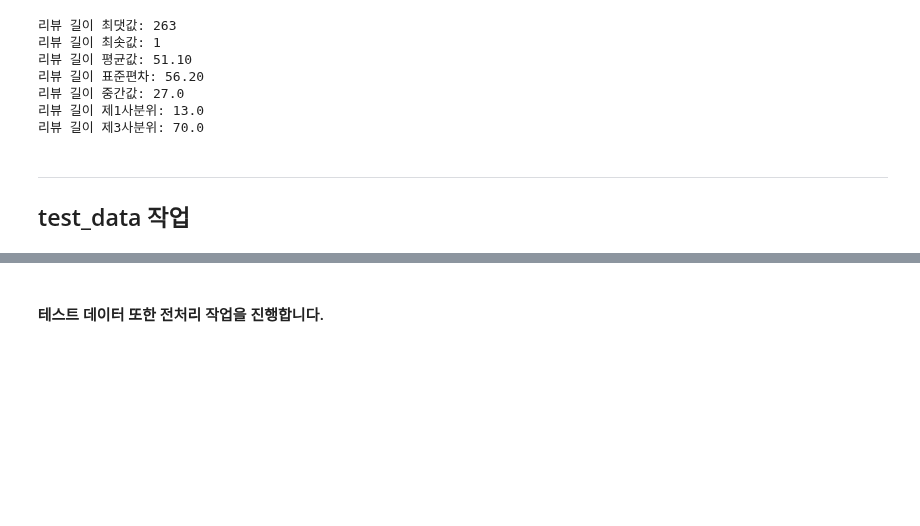
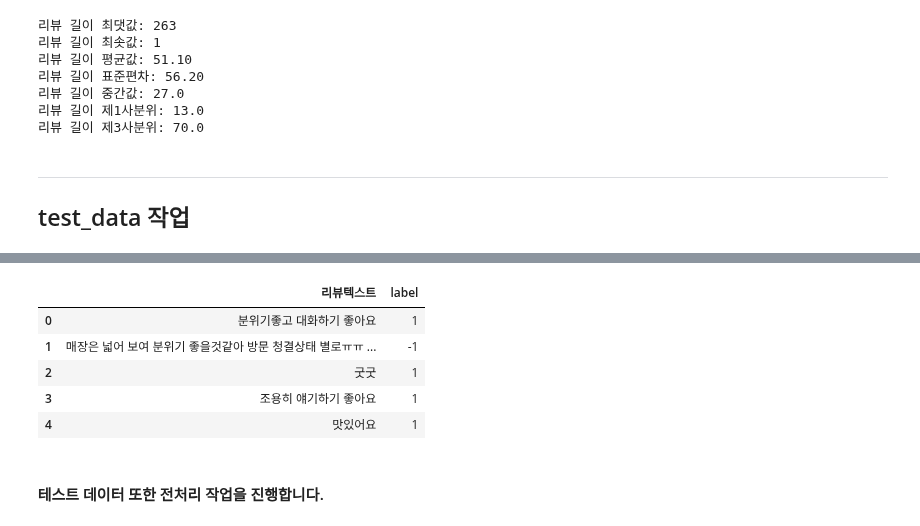
Before and after one commit to 00150/Practice-anything...., a Jupyter notebook: 긍정,_보통_,부정_분류_모델(리뷰).ipynb, the cells around one changed output, grey strips where cells are left out. Saved outputs shown, nothing was run; the diff lists cells and outputs as text; code cells hidden in the pictures; blank space fills up the shorter version.

```diff
--- a/긍정,_보통_,부정_분류_모델(리뷰).ipynb
+++ b/긍정,_보통_,부정_분류_모델(리뷰).ipynb
@@ -310,3 +307,12 @@ memory usage: 52.2+ KB
+# %%
+test_df.head()
+# %% [output]
+|  | 리뷰텍스트 | label |
+| 0 | 분위기좋고 대화하기 좋아요 | 1 |
+| 1 | 매장은 넓어 보여 분위기 좋을것같아 방문 청결상태 별로ㅠㅠ ... | -1 |
+| 2 | 굿굿 | 1 |
+| 3 | 조용히 얘기하기 좋아요 | 1 |
+| 4 | 맛있어요 | 1 |
 # %% [markdown]
 #### 테스트 데이터 또한 전처리 작업을 진행합니다.
 # %%
```
Also changed, not shown: parts of 19 cells of this notebook.
